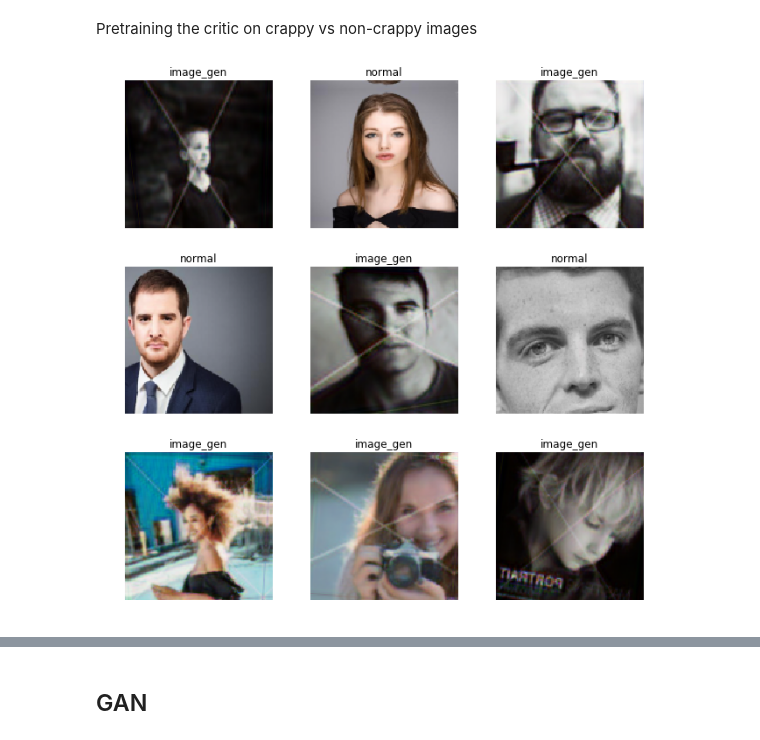
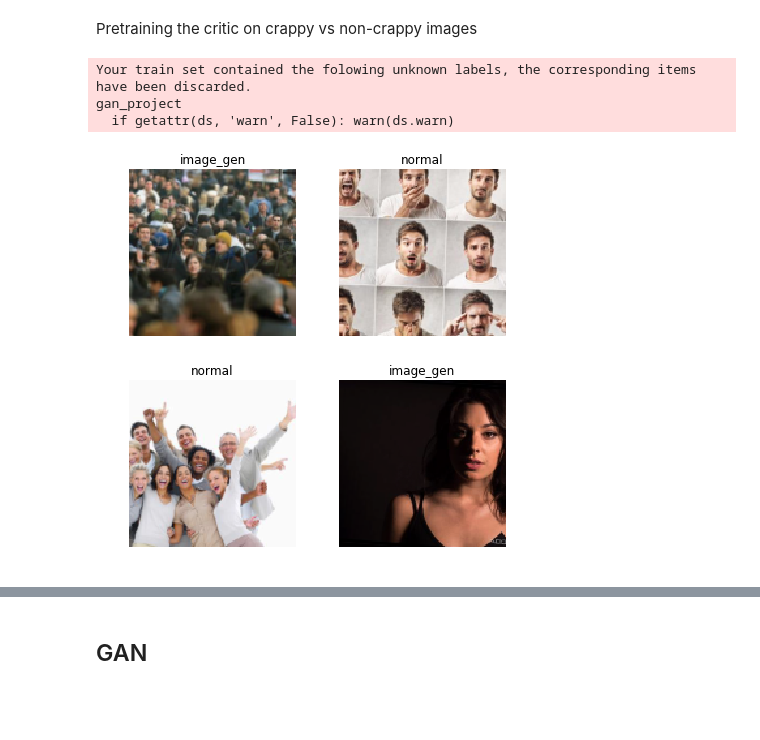
Before and after one commit to waydegg/dl_projects, a Jupyter notebook: GAN Project.ipynb, the cells around one changed output, grey strips where cells are left out. Drawn from its saved outputs; the diff is of its cells as text; code cells hidden in the pictures; blank space fills up the shorter version.

```diff
--- a/GAN Project.ipynb
+++ b/GAN Project.ipynb
@@ -44,7 +62,8 @@ def save_preds(dl):
 def get_crit_data(classes, bs, size):
     src = ImageItemList.from_folder(PATH, include=classes).random_split_by_pct(0.1, seed=42)
     ll = src.label_from_folder(classes=classes)
-    data = (ll.transform(get_transforms(), size=size)
+    tfms = get_transforms(do_flip=False, max_rotate=5.0, max_zoom=1.05, max_warp=0)
+    data = (ll.transform(tfms, size=size)
            .databunch(bs=bs).normalize(imagenet_stats))
     data.c = 3
     return data
@@ -256,10 +361,14 @@ gc.collect()
 Pretraining the critic on crappy vs non-crappy images
 # %%
 data_crit = get_crit_data([name_gen, 'normal'], bs=bs, size=size)
+# %% [output]
+Your train set contained the folowing unknown labels, the corresponding items have been discarded.
+gan_project
+  if getattr(ds, 'warn', False): warn(ds.warn)
 # %%
-data_crit.show_batch(rows=3, ds_type=DatasetType.Train, imgsize=3)
+data_crit.show_batch(rows=2, ds_type=DatasetType.Train, imgsize=3)
 # %% [output]
-[figure, old version]
+[figure, new version]
 # %%
 loss_critic = AdaptiveLoss(nn.BCEWithLogitsLoss())
 # %%
```
Also changed, not shown: parts of 87 cells of this notebook, 4 other files.
